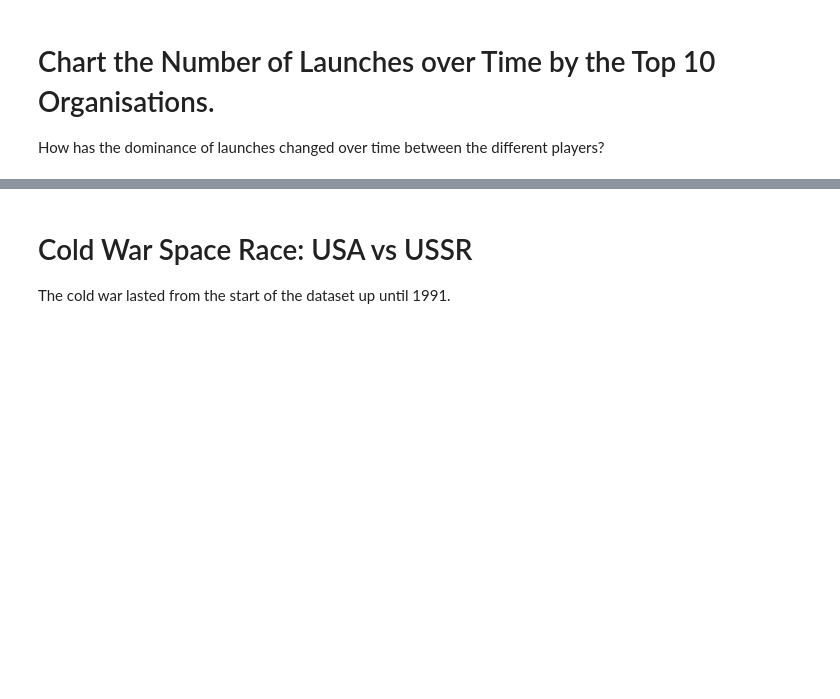
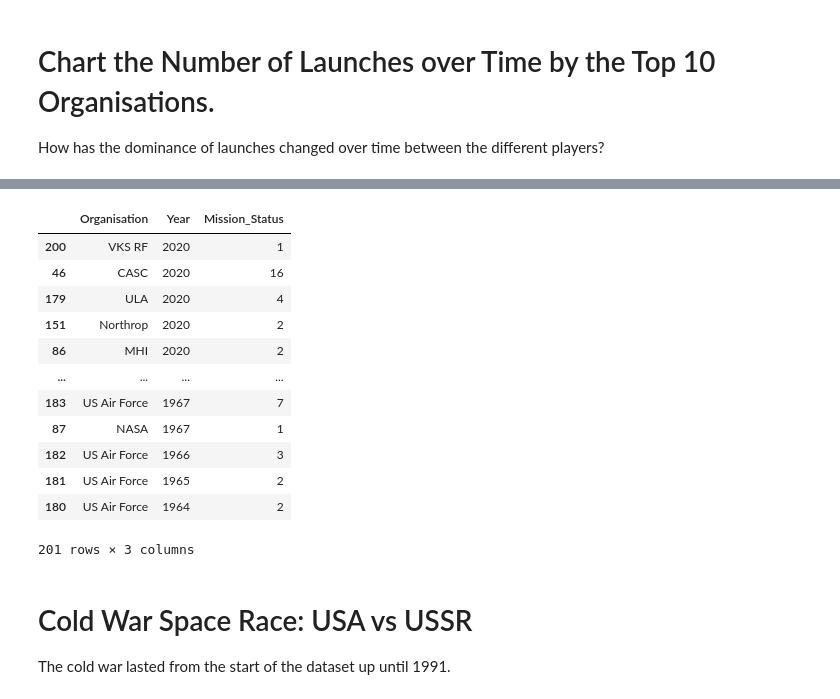
Before and after one commit to Tabinka/DataScience---Space-Missions, a Jupyter notebook: Space_Missions_Analysis_(start).ipynb, the cells around one changed output, grey strips where cells are left out. Cells and saved outputs as stored; diff of their text form; code cells hidden in the pictures; blank space fills up the shorter version.

```diff
--- a/Space_Missions_Analysis_(start).ipynb
+++ b/Space_Missions_Analysis_(start).ipynb
@@ -345,3 +345,7 @@ launch_price_over_time.show()
 # Chart the Number of Launches over Time by the Top 10 Organisations.
 
 How has the dominance of launches changed over time between the different players?
+# %%
+grouped_org_launch = df.groupby(["Organisation"], as_index=False)["Mission_Status"].count()
+top_ten_orgs = grouped_org_launch.sort_values(by="Mission_Status", ascending=False)[:10]
+top_ten_orgs
@@ -347,0 +364,18 @@ How has the dominance of launches changed over time between the different player
+# %%
+top_over_time = df[np.isin(df, top_ten_orgs.Organisation.values).any(axis=1)]
+grouped_org_times = top_over_time.groupby(['Organisation', 'Year'], as_index=False)['Mission_Status'].count().sort_values(by="Year", ascending=False)
+grouped_org_times
+# %% [output]
+|  | Organisation | Year | Mission_Status |
+| 200 | VKS RF | 2020 | 1 |
+| 46 | CASC | 2020 | 16 |
+| 179 | ULA | 2020 | 4 |
+| 151 | Northrop | 2020 | 2 |
+| 86 | MHI | 2020 | 2 |
+| ... | ... | ... | ... |
+| 183 | US Air Force | 1967 | 7 |
+| 87 | NASA | 1967 | 1 |
+| 182 | US Air Force | 1966 | 3 |
+| 181 | US Air Force | 1965 | 2 |
+| 180 | US Air Force | 1964 | 2 |
+201 rows × 3 columns
```
Also changed, not shown: parts of 5 cells of this notebook.
